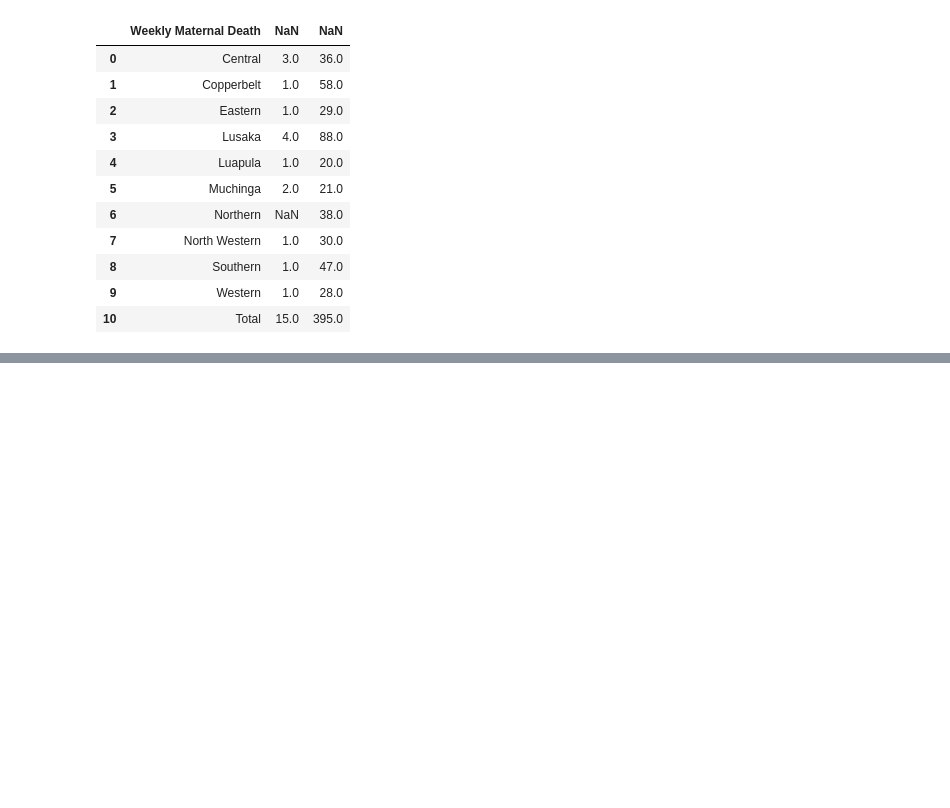
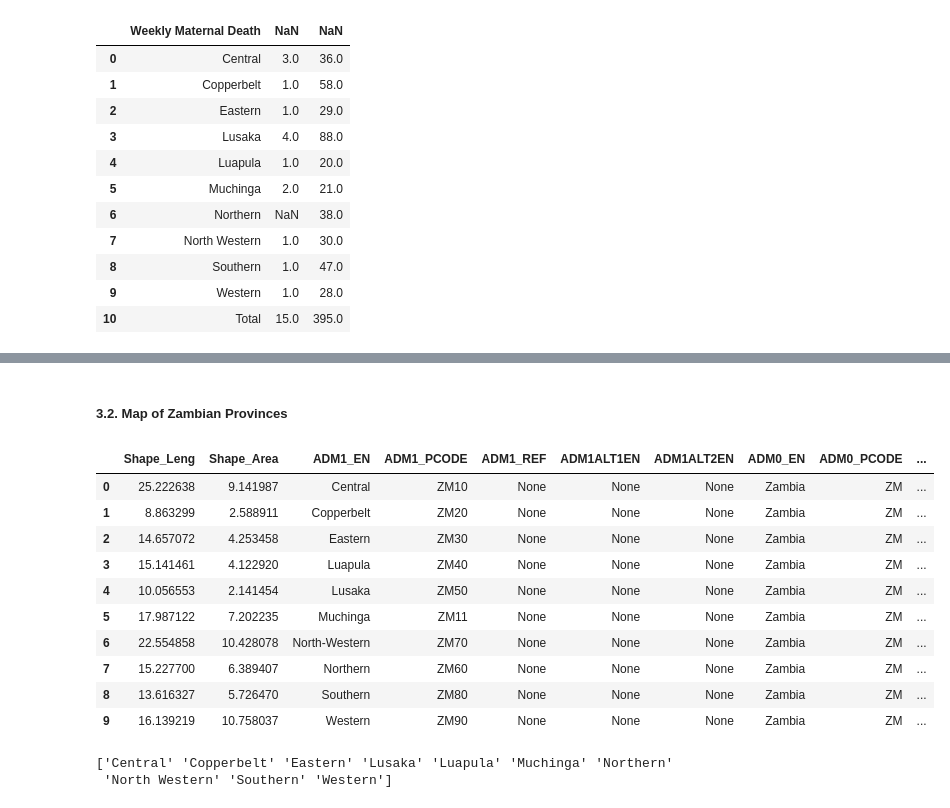
Before and after one commit to malambomutila/Big-Data-Visualisation-Assessment, a Jupyter notebook: malambo.ipynb, the cells around one changed output, grey strips where cells are left out. Saved outputs shown, nothing was run; the diff lists cells and outputs as text; code cells hidden in the pictures; blank space fills up the shorter version.

```diff
--- a/malambo.ipynb
+++ b/malambo.ipynb
@@ -25,5 +27,6 @@ Done
 maternal_deaths = pd.read_excel("data/Maternal deaths.xlsx", sheet_name=None)
 measles_lab = pd.read_excel("data/measles_lab.xlsx", sheet_name=None)
 weekly_data = pd.read_csv("data/weekly_data_by_province.csv")
+zambian_provinces = gpd.read_file("./data/shapefiles/zmb_admbnda_adm1_dmmu_20201124.shp")
 # %% [markdown]
 ### EDA
@@ -107,0 +119,23 @@ maternal_deaths_summary.drop([10])
+# %% [markdown]
+##### 3.2. Map of Zambian Provinces
+# %%
+zambian_provinces.head(11)
+# %% [output]
+|  | Shape_Leng | Shape_Area | ADM1_EN | ADM1_PCODE | ADM1_REF | ADM1ALT1EN | ADM1ALT2EN | ADM0_EN | ADM0_PCODE | ... |
+| 0 | 25.222638 | 9.141987 | Central | ZM10 | None | None | None | Zambia | ZM | ... |
+| 1 | 8.863299 | 2.588911 | Copperbelt | ZM20 | None | None | None | Zambia | ZM | ... |
+| 2 | 14.657072 | 4.253458 | Eastern | ZM30 | None | None | None | Zambia | ZM | ... |
+| 3 | 15.141461 | 4.122920 | Luapula | ZM40 | None | None | None | Zambia | ZM | ... |
+| 4 | 10.056553 | 2.141454 | Lusaka | ZM50 | None | None | None | Zambia | ZM | ... |
+| 5 | 17.987122 | 7.202235 | Muchinga | ZM11 | None | None | None | Zambia | ZM | ... |
+| 6 | 22.554858 | 10.428078 | North-Western | ZM70 | None | None | None | Zambia | ZM | ... |
+| 7 | 15.227700 | 6.389407 | Northern | ZM60 | None | None | None | Zambia | ZM | ... |
+| 8 | 13.616327 | 5.726470 | Southern | ZM80 | None | None | None | Zambia | ZM | ... |
+| 9 | 16.139219 | 10.758037 | Western | ZM90 | None | None | None | Zambia | ZM | ... |
+# %%
+# Compare spellings of provinces in both data frames
+# Provinces in maternal_deaths_summary
+print(maternal_deaths_summary['Province'].unique())
+# %% [output]
+['Central' 'Copperbelt' 'Eastern' 'Lusaka' 'Luapula' 'Muchinga' 'Northern'
+ 'North Western' 'Southern' 'Western']
```
Also changed, not shown: parts of 16 cells of this notebook.
